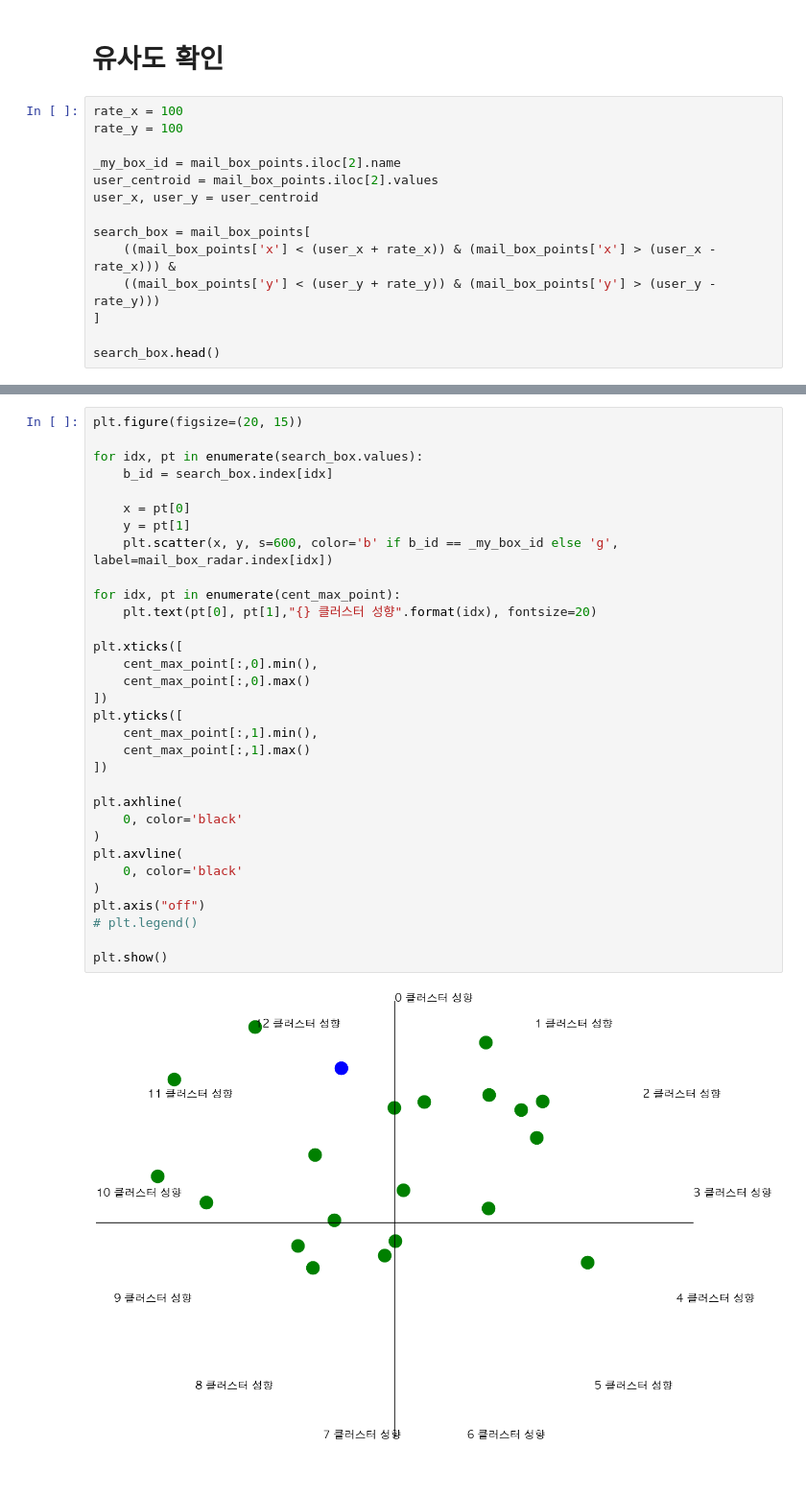
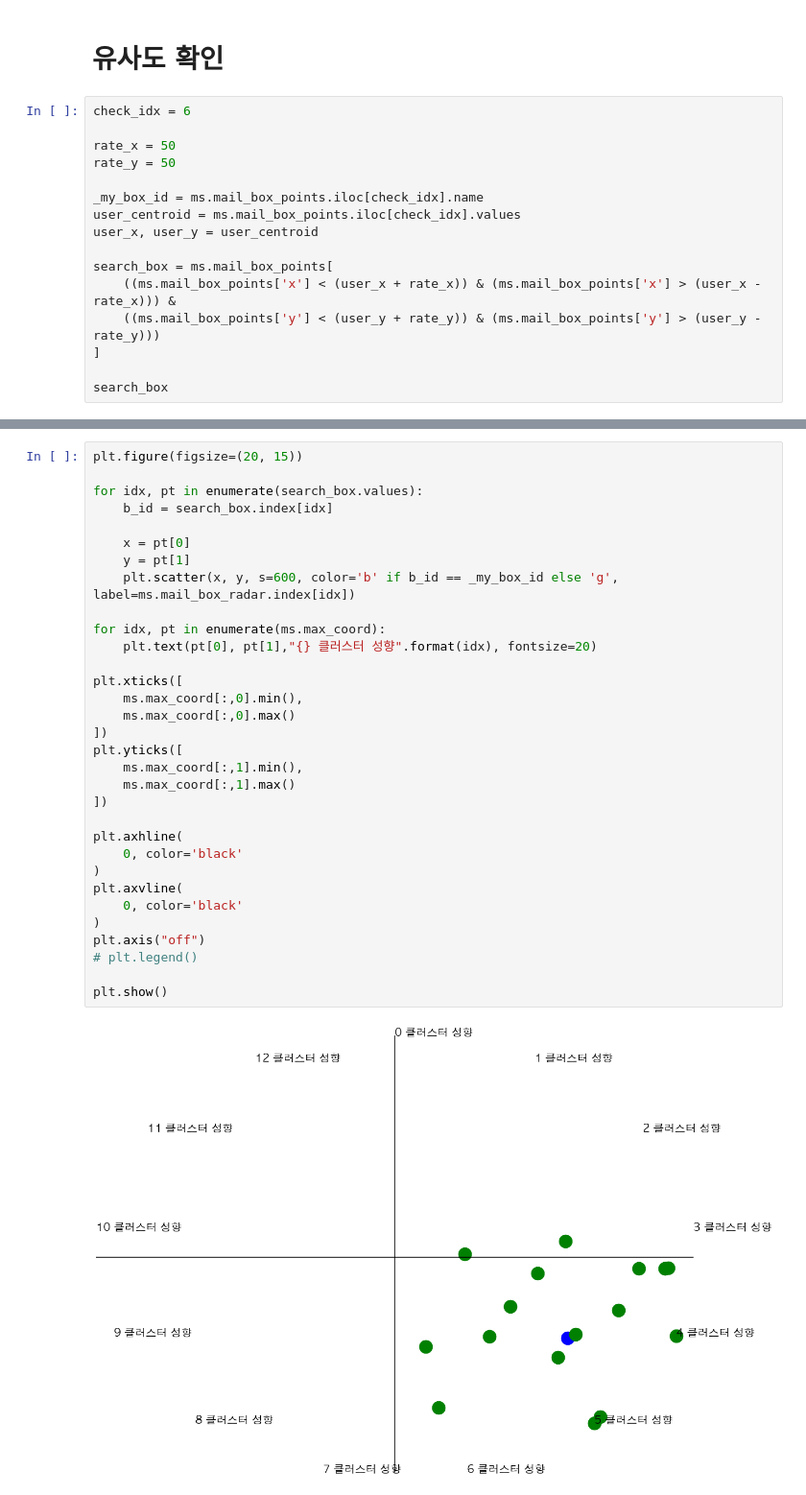
Before and after one commit to formegusto/research-muletter, a Jupyter notebook: pt4. MailBox Clustering.ipynb, the cells around one changed output, grey strips where cells are left out. Shown at 96% size. Drawn from its saved outputs; the diff is of its cells as text.

```diff
--- a/pt4. MailBox Clustering.ipynb
+++ b/pt4. MailBox Clustering.ipynb
@@ -289,18 +91,20 @@ mail_box_points
 # %% [markdown]
 # 유사도 확인
 # %%
-rate_x = 100
-rate_y = 100
+check_idx = 6
 
-_my_box_id = mail_box_points.iloc[2].name
-user_centroid = mail_box_points.iloc[2].values
+rate_x = 50
+rate_y = 50
+
+_my_box_id = ms.mail_box_points.iloc[check_idx].name
+user_centroid = ms.mail_box_points.iloc[check_idx].values
 user_x, user_y = user_centroid
 
-search_box = mail_box_points[
-    ((mail_box_points['x'] < (user_x + rate_x)) & (mail_box_points['x'] > (user_x - rate_x))) &
-    ((mail_box_points['y'] < (user_y + rate_y)) & (mail_box_points['y'] > (user_y - rate_y)))
+search_box = ms.mail_box_points[
+    ((ms.mail_box_points['x'] < (user_x + rate_x)) & (ms.mail_box_points['x'] > (user_x - rate_x))) &
+    ((ms.mail_box_points['y'] < (user_y + rate_y)) & (ms.mail_box_points['y'] > (user_y - rate_y)))
 ]
 
-search_box.head()
+search_box
 # %% [output]
 |  | x | y |
@@ -312,37 +127,37 @@ search_box.head()
 # %%
 plt.figure(figsize=(20, 15))
 
 for idx, pt in enumerate(search_box.values):
     b_id = search_box.index[idx]
 
     x = pt[0]
     y = pt[1]
-    plt.scatter(x, y, s=600, color='b' if b_id == _my_box_id else 'g', label=mail_box_radar.index[idx])
+    plt.scatter(x, y, s=600, color='b' if b_id == _my_box_id else 'g', label=ms.mail_box_radar.index[idx])
 
-for idx, pt in enumerate(cent_max_point):
+for idx, pt in enumerate(ms.max_coord):
     plt.text(pt[0], pt[1],"{} 클러스터 성향".format(idx), fontsize=20)
 
 plt.xticks([
-    cent_max_point[:,0].min(),
-    cent_max_point[:,0].max()
+    ms.max_coord[:,0].min(),
+    ms.max_coord[:,0].max()
 ])
 plt.yticks([
-    cent_max_point[:,1].min(),
-    cent_max_point[:,1].max()
+    ms.max_coord[:,1].min(),
+    ms.max_coord[:,1].max()
 ])
 
 plt.axhline(
     0, color='black'
 )
 plt.axvline(
     0, color='black'
 )
 plt.axis("off")
 # plt.legend()
 
 plt.show()
 # %% [output]
-[figure, old version]
+[figure, new version]
 # %%
 tracks = pd.DataFrame()
 reco_ids = list()
```
Also changed, not shown: parts of 31 cells of this notebook, 1 other file.
